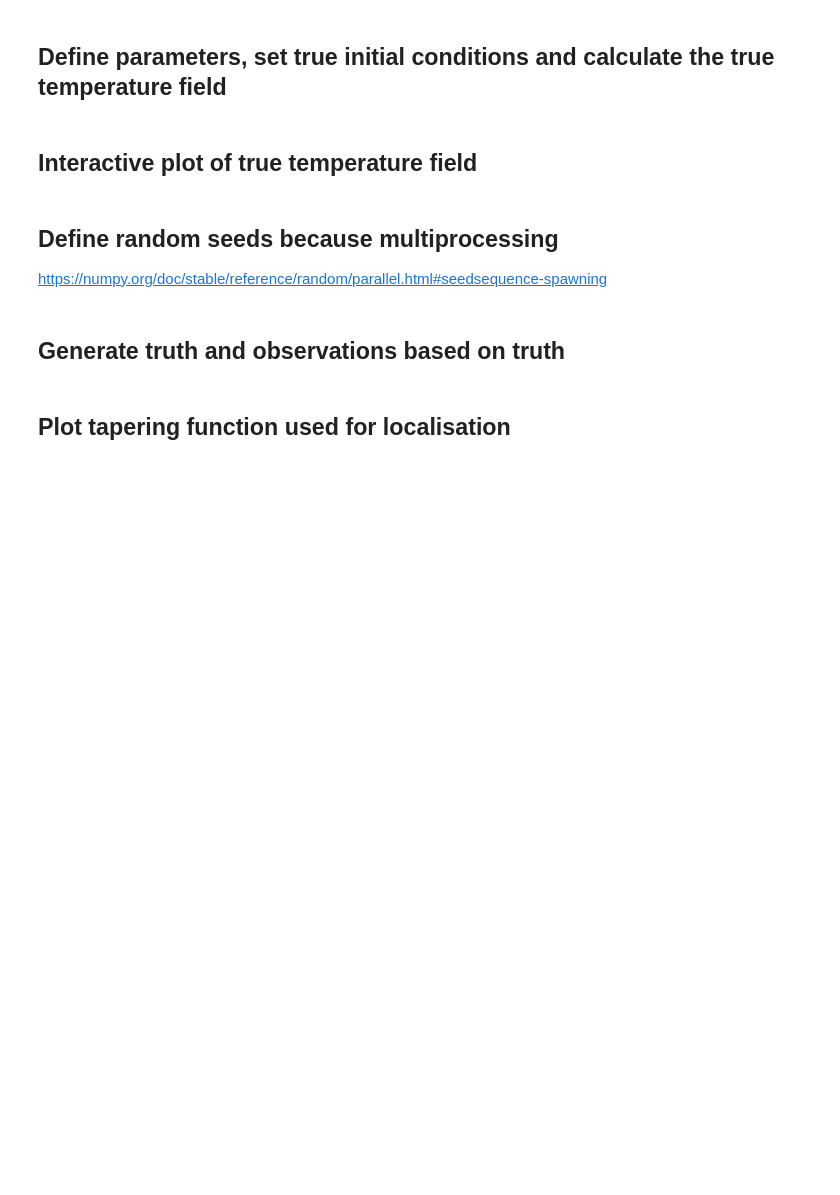
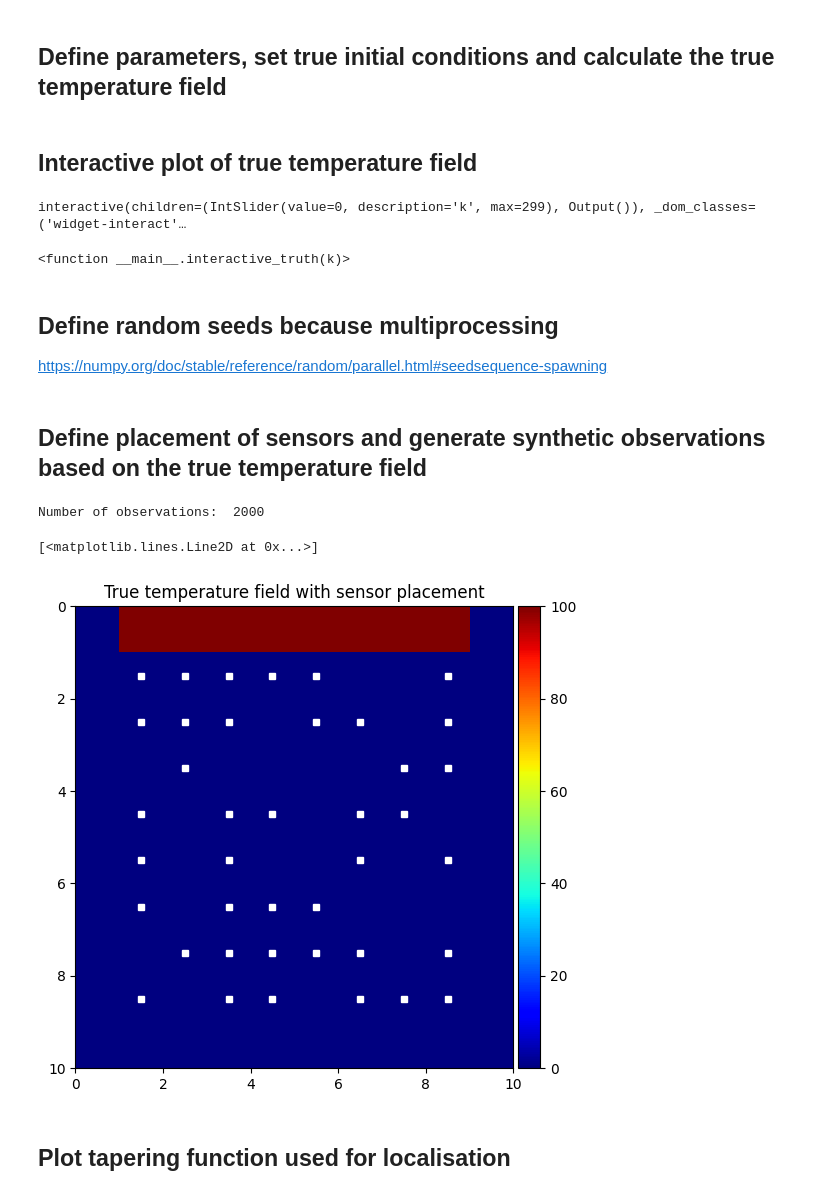
Before and after one commit to equinor/dass, a Jupyter notebook: notebooks/EnKF_2D_Heat_Equation.ipynb, the cells around one changed output. Saved outputs shown, nothing was run; the diff lists cells and outputs as text; code cells hidden in the pictures; blank space fills up the shorter version.

```diff
--- a/notebooks/EnKF_2D_Heat_Equation.ipynb
+++ b/notebooks/EnKF_2D_Heat_Equation.ipynb
@@ -16,12 +10,16 @@ rng = np.random.default_rng()
 
 import matplotlib.pyplot as plt
 
-plt.rcParams["figure.figsize"] = (8, 8)
-plt.rcParams.update({"font.size": 12})
+plt.rcParams["figure.figsize"] = (6, 6)
+plt.rcParams.update({"font.size": 10})
+# Ignore error when drawing many figures
+plt.rcParams.update({"figure.max_open_warning": 0})
 from ipywidgets import interact
 import ipywidgets as widgets
 
 from p_tqdm import p_map
+
+from scipy.ndimage import gaussian_filter
 # %%
 %autoreload 2
 from dass import pde, utils, analysis, taper
@@ -70,8 +71,9 @@ u = pde.heat_equation(u, alpha, dx, dt, k_start, k_end, rng=rng, scale=None)
 def interactive_truth(k):
     fig, ax = plt.subplots()
     fig.suptitle("True temperature field")
-    p = ax.pcolormesh(u[k], vmin=0, vmax=100)
+    p = ax.pcolormesh(u_t[k].T, cmap=plt.cm.jet)
     ax.set_title(f"k = {k}")
+    ax.invert_yaxis()
     utils.colorbar(p)
     fig.tight_layout()
 
@@ -80,6 +82,9 @@ interact(
     interactive_truth,
     k=widgets.IntSlider(min=k_start, max=k_end - 1, step=1, value=0),
 )
+# %% [output]
+interactive(children=(IntSlider(value=0, description='k', max=299), Output()), _dom_classes=('widget-interact'…
+<function __main__.interactive_truth(k)>
 # %% [markdown]
 ## Define random seeds because multiprocessing
 
@@ -89,24 +94,39 @@ ss = np.random.SeedSequence(12345)
 child_seeds = ss.spawn(N)
 streams = [np.random.default_rng(s) for s in child_seeds]
 # %% [markdown]
-## Generate truth and observations based on truth
+## Define placement of sensors and generate synthetic observations based on the true temperature field
 # %%
-u = pde.heat_equation(
-    u, alpha, dx, dt, k_start, k_end, np.random.default_rng(12345), np.sqrt(dt)
-)
-
 # placement of sensors, i.e, where the observations are done
-# padding = int(0.15 * nx)
-# x = np.linspace(padding, nx - padding, 3, dtype=int)
-# y = np.linspace(padding, nx - padding, 3, dtype=int)
-# obs_coordinates = [utils.Coordinate(xc, yc) for xc in x for yc in y]
-
-obs_coordinates = [utils.Coordinate(nx // 2, nx - 2)]
+pad = 1
+coords = np.array([(x, y) for x in range(pad, nx - pad) for y in range(pad, nx - pad)])
+ncoords = coords.shape[0]
+nmeas = 40
+coords_idx = np.random.choice(np.arange(ncoords), size=nmeas, replace=False)
+obs_coordinates = [utils.Coordinate(xc, yc) for xc, yc in coords[coords_idx]]
 
 # At which times observations are taken
 obs_times = np.linspace(5, k_end, 50, endpoint=False, dtype=int)
 
-d = utils.observations(obs_coordinates, obs_times, u, lambda value: abs(0.01 * value))
+d = utils.observations(obs_coordinates, obs_times, u_t, lambda value: abs(0.05 * value))
 # number of measurements
 m = d.shape[0]
 print("Number of observations: ", m)
+
+k_levels = d.index.get_level_values("k").to_list()
+x_levels = d.index.get_level_values("x").to_list()
+y_levels = d.index.get_level_values("y").to_list()
+
+# Plot temperature field and show placement of sensors.
+obs_coordinates_from_index = set(zip(x_levels, y_levels))
+x, y = zip(*obs_coordinates_from_index)
+
+fig, ax = plt.subplots()
+p = ax.pcolormesh(u_t[0].T, cmap=plt.cm.jet)
+ax.invert_yaxis()
+ax.set_title("True temperature field with sensor placement")
+utils.colorbar(p)
+ax.plot([i + 0.5 for i in x], [j + 0.5 for j in y], "s", color="white", markersize=5)
+# %% [output]
+Number of observations:  2000
+[<matplotlib.lines.Line2D at 0x...>]
+[figure, added]
```
Also changed, not shown: parts of 9 cells of this notebook, 9 other files.
